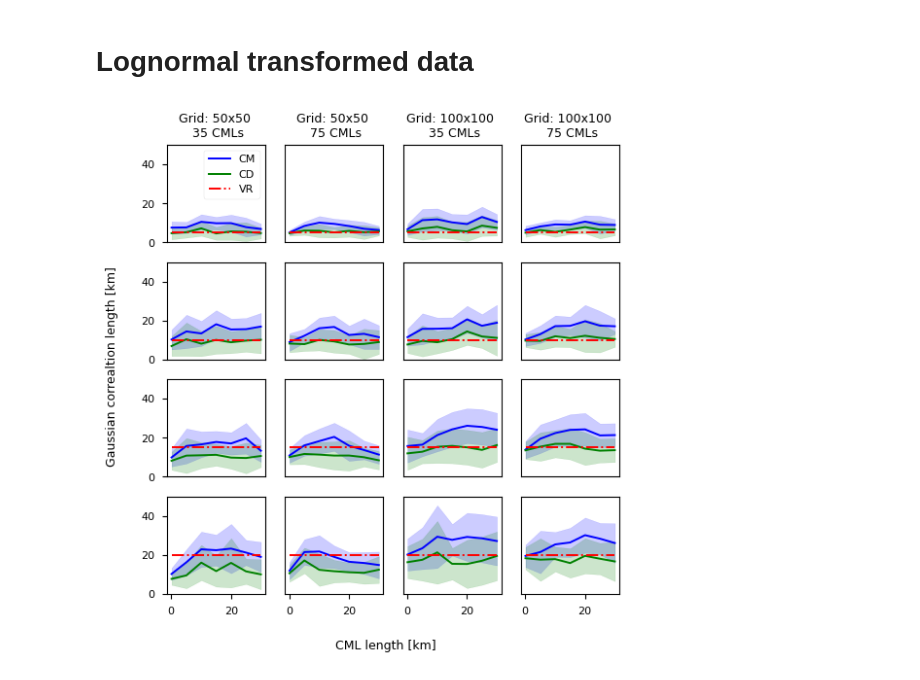
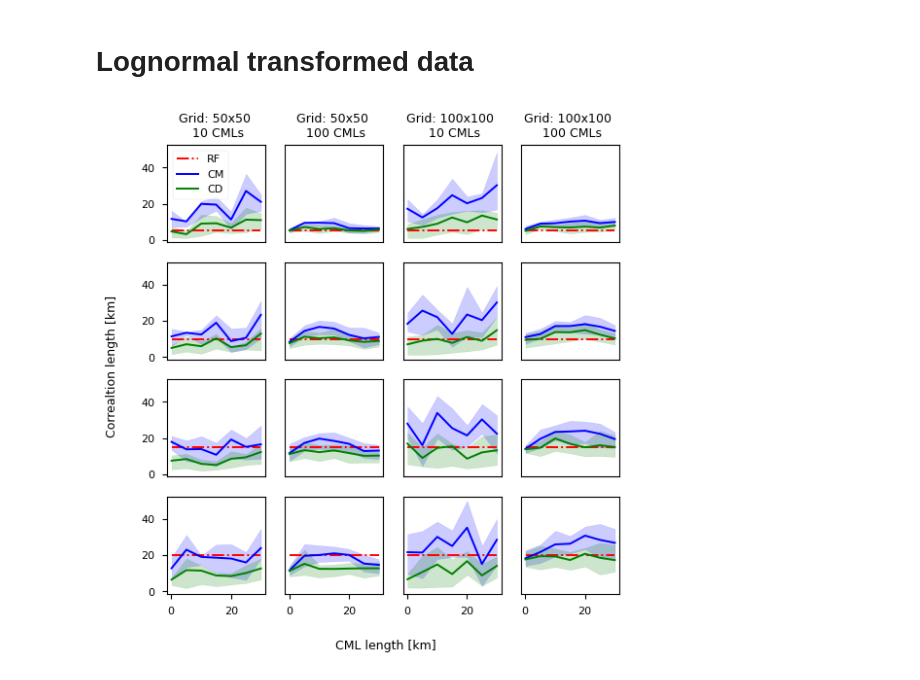
Before and after one commit to eoydvin/RMWSPy, a Jupyter notebook: 1_fully_synthetic.ipynb, the cells around one changed output. Drawn from its saved outputs; the diff is of its cells as text; code cells hidden in the pictures.

```diff
--- a/1_fully_synthetic.ipynb
+++ b/1_fully_synthetic.ipynb
@@ -195,76 +208,73 @@ with open('/home/erlend/Downloads/field_synthetic1_var2.pickle', 'wb') as handle
 with open(r'/home/erlend/Downloads/field_synthetic1_var2.pickle', "rb") as input_file:
     [hr_copula_dereg_ff, hr_copula_midpoint_ff] = pickle.load(input_file)
 # %%
-fig, ax = plt.subplots(hr_copula_dereg_ff.shape[1], 4, figsize=(6, 6))
+fig, ax = plt.subplots(hr_copula_dereg_ff.shape[1], 4, figsize=(6, 6), sharey = True)
 
-ax[0, 0].set_title('Grid: 50x50 \n 35 CMLs', fontsize=9)
-ax[0, 1].set_title('Grid: 50x50 \n 75 CMLs', fontsize=9)
-ax[0, 2].set_title('Grid: 100x100 \n 35 CMLs', fontsize=9)
-ax[0, 3].set_title('Grid: 100x100 \n 75 CMLs', fontsize=9)
+ax[0, 0].set_title('Grid: 50x50 \n 10 CMLs', fontsize=9)
+ax[0, 1].set_title('Grid: 50x50 \n 100 CMLs', fontsize=9)
+ax[0, 2].set_title('Grid: 100x100 \n 10 CMLs', fontsize=9)
+ax[0, 3].set_title('Grid: 100x100 \n 100 CMLs', fontsize=9)
 
 fig.supxlabel('CML length [km]', fontsize=9)
-fig.supylabel('Gaussian correaltion length [km]', fontsize=9)
-# ax[0, 0].set_ylabel('GCL')
-# ax[1, 0].set_ylabel('GCL')
-# ax[2, 0].set_ylabel('GCL')
-# ax[3, 0].set_ylabel('GCL')
-
-# ax[3, 0].set_xlabel('CML length', fontsize=9)
-# ax[3, 1].set_xlabel('CML length')
-# ax[3, 2].set_xlabel('CML length')
-# ax[3, 3].set_xlabel('CML length')
+fig.supylabel('Correaltion length [km]', fontsize=9)
 
 j = 0
 for k in range(hr_copula_midpoint_ff.shape[1]): # for through field lengths
     for i in range(hr_copula_midpoint_ff.shape[2]): # for through ncmls
-        mean = hr_copula_midpoint_ff[j, k, i, :, :, 0].mean(axis = 1)
-        std = hr_copula_midpoint_ff[j, k, i, :, :, 0].std(axis = 1)
+        ax[k, i].plot(link_lengths, np.ones(link_lengths.shape)*field_lengths[k], '-.r', label = 'RF')
+
+        mean = np.mean(hr_copula_midpoint_ff[j, k, i, :, :, 0], axis = 1)
+        min_ = np.quantile(hr_copula_midpoint_ff[j, k, i, :, :, 0], q = 0.2, axis = 1)
+        max_ = np.quantile(hr_copula_midpoint_ff[j, k, i, :, :, 0], q = 0.8, axis = 1)
+
         ax[k, i].plot(link_lengths, mean, color = 'blue', label = 'CM')
-        ax[k, i].fill_between(link_lengths, mean-std, mean+std, color = 'blue', alpha=0.2)
+        ax[k, i].fill_between(link_lengths, min_, max_, color = 'blue', alpha=0.2)
 
-        mean = hr_copula_dereg_ff[j, k, i, :, :, 0].mean(axis = 1)
-        std = hr_copula_midpoint_ff[j, k, i, :, :, 0].std(axis = 1)
+        mean = np.mean(hr_copula_dereg_ff[j, k, i, :, :, 0], axis = 1)
+        min_ = np.quantile(hr_copula_dereg_ff[j, k, i, :, :, 0], q = 0.2, axis = 1)
+        max_ = np.quantile(hr_copula_dereg_ff[j, k, i, :, :, 0], q = 0.8, axis = 1)
+
         ax[k, i].plot(link_lengths, mean,  color = 'green', label = 'CD')
-        ax[k, i].fill_between(link_lengths, mean-std, mean+std, color = 'green', alpha=0.2)
-
-        ax[k, i].plot(link_lengths, np.ones(link_lengths.shape)*field_lengths[k], '-.r', label = 'VR')
-        ax[k, i].set_ylim(0, 50)
+        ax[k, i].fill_between(link_lengths, min_, max_, color = 'green', alpha=0.2)
 
 j = 1
 for k in range(hr_copula_midpoint_ff.shape[1]): # for through field lengths
     for i in range(hr_copula_midpoint_ff.shape[2]): # for through ncmls
-        mean = hr_copula_midpoint_ff[j, k, i, :, :, 0].mean(axis = 1)
-        std = hr_copula_midpoint_ff[j, k, i, :, :, 0].std(axis = 1)
+        ax[k, i+2].plot(link_lengths, np.ones(link_lengths.shape)*field_lengths[k], '-.r')
+
+        mean = np.mean(hr_copula_midpoint_ff[j, k, i, :, :, 0], axis = 1)
+        #std = hr_copula_midpoint_ff[j, k, i, :, :, 0].std(axis = 1)
+        min_ = np.quantile(hr_copula_midpoint_ff[j, k, i, :, :, 0], q = 0.2, axis = 1)
+        max_ = np.quantile(hr_copula_midpoint_ff[j, k, i, :, :, 0], q = 0.8, axis = 1)
         ax[k, i+2].plot(link_lengths, mean, color = 'blue', label = 'CM')
-        ax[k, i+2].fill_between(link_lengths, mean-std, mean+std, color = 'blue', alpha=0.2)
+        ax[k, i+2].fill_between(link_lengths, min_, max_, color = 'blue', alpha=0.2)
 
-        mean = hr_copula_dereg_ff[j, k, i, :, :, 0].mean(axis = 1)
-        std = hr_copula_midpoint_ff[j, k, i, :, :, 0].std(axis = 1)
+        mean = np.mean(hr_copula_dereg_ff[j, k, i, :, :, 0], axis = 1)
+        min_ = np.quantile(hr_copula_dereg_ff[j, k, i, :, :, 0], q = 0.2, axis = 1)
+        max_ = np.quantile(hr_copula_dereg_ff[j, k, i, :, :, 0], q = 0.8, axis = 1)
+
         ax[k, i+2].plot(link_lengths, mean,  color = 'green', label = 'CD')
-        ax[k, i+2].fill_between(link_lengths, mean-std, mean+std, color = 'green', alpha=0.2)
-
-        ax[k, i+2].plot(link_lengths, np.ones(link_lengths.shape)*field_lengths[k], '-.r')
-        ax[k, i+2].set_ylim(0, 50)
+        ax[k, i+2].fill_between(link_lengths, min_, max_, color = 'green', alpha=0.2)
 
 
 
 ax[0, 0].legend()
 
 # remove x-ticks
 for k in range(hr_copula_midpoint_ff.shape[1] - 1): # for through field lengths
     for i in range(4): # for through ncmls
         ax[k, i].tick_params(
             axis='x',          # changes apply to the x-axis
             which='both',      # both major and minor ticks are affected
             bottom=False,      # ticks along the bottom edge are off
             top=False,         # ticks along the top edge are off
             labelbottom=False) # labels along the bottom edge are off
 
 # remove y-ticks
 for k in range(hr_copula_midpoint_ff.shape[1]): # for through field lengths
     for i in range(1,4): # for through ncmls
         ax[k, i].tick_params(top=False, bottom=False, left=False, right=False,
                 labelleft=False, labelbottom=False, axis = 'y', which='both')
 plt.savefig('/home/erlend/Downloads/range_synthetic.png', format = 'png')
 # %% [output]
-[figure, old version]
+[figure, new version]
```
Also changed, not shown: parts of 5 cells of this notebook, 9 other files.
